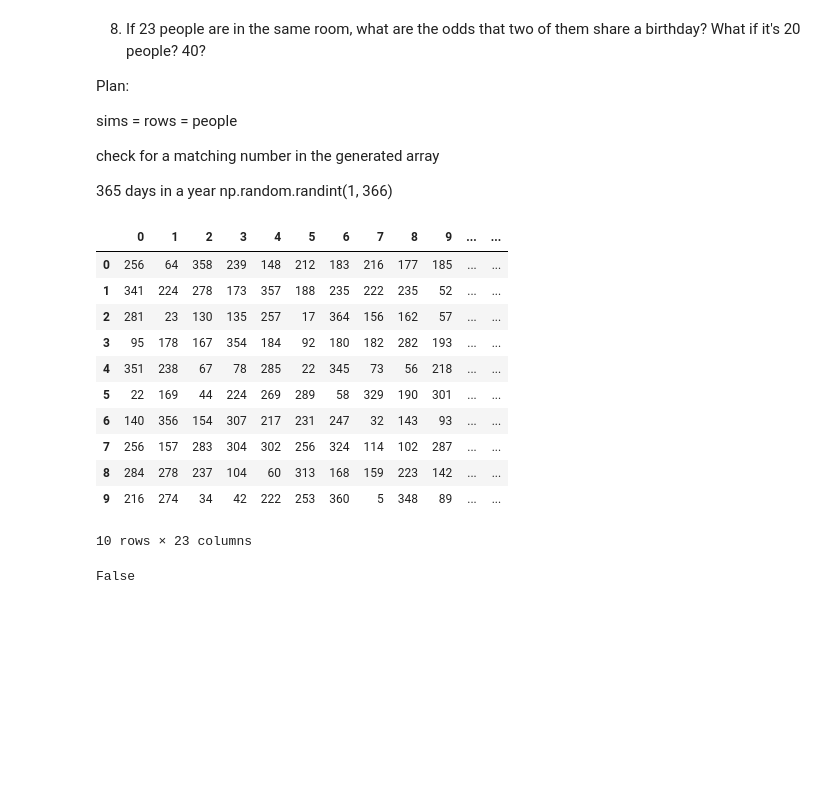
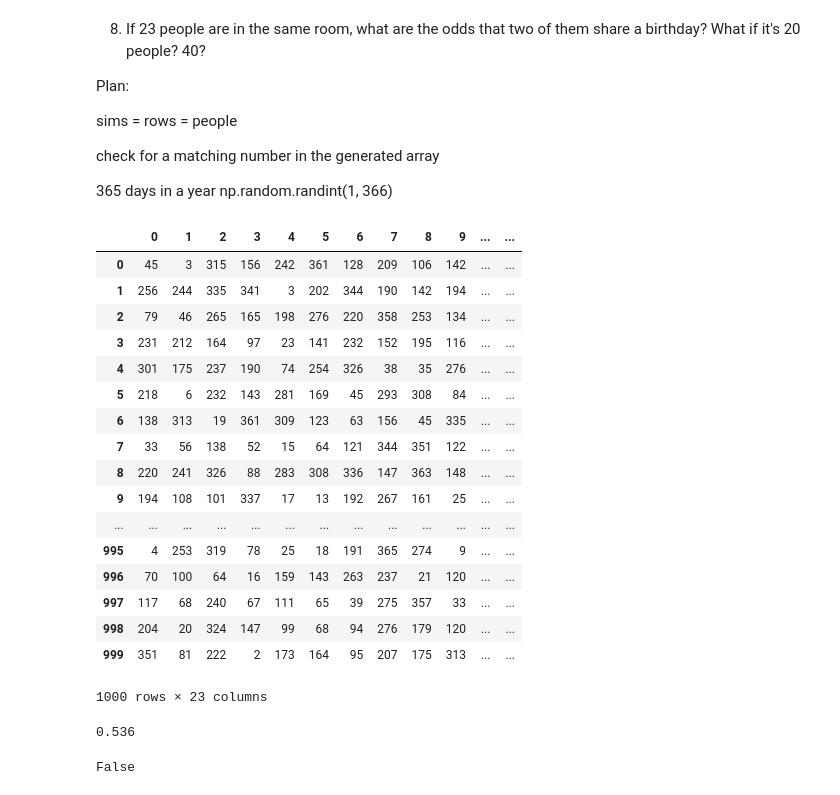
Before and after one commit to faithkane3/statistics-exercises, a Jupyter notebook: simulation.ipynb, the cells around one changed output. Saved outputs shown, nothing was run; the diff lists cells and outputs as text; code cells hidden in the pictures; blank space fills up the shorter version.

```diff
--- a/simulation.ipynb
+++ b/simulation.ipynb
@@ -632,22 +632,28 @@ check for a matching number in the generated array
 # %%
 # generate a random number between 1 and 365 to represent birthday
 # rows will be people in group
 # check for a matching number in the generated array
-sims = rows = 10
+sims = rows = 1000
 people = 23
 birthdays = np.random.randint(1, 366, (sims, people))
 birthdays = pd.DataFrame(birthdays)
 birthdays
 # %% [output]
 |  | 0 | 1 | 2 | 3 | 4 | 5 | 6 | 7 | 8 | 9 | ... | ... |
-| 0 | 256 | 64 | 358 | 239 | 148 | 212 | 183 | 216 | 177 | 185 | ... | ... |
-| 1 | 341 | 224 | 278 | 173 | 357 | 188 | 235 | 222 | 235 | 52 | ... | ... |
-| 2 | 281 | 23 | 130 | 135 | 257 | 17 | 364 | 156 | 162 | 57 | ... | ... |
-| 3 | 95 | 178 | 167 | 354 | 184 | 92 | 180 | 182 | 282 | 193 | ... | ... |
-| 4 | 351 | 238 | 67 | 78 | 285 | 22 | 345 | 73 | 56 | 218 | ... | ... |
-| 5 | 22 | 169 | 44 | 224 | 269 | 289 | 58 | 329 | 190 | 301 | ... | ... |
-| 6 | 140 | 356 | 154 | 307 | 217 | 231 | 247 | 32 | 143 | 93 | ... | ... |
-| 7 | 256 | 157 | 283 | 304 | 302 | 256 | 324 | 114 | 102 | 287 | ... | ... |
-| 8 | 284 | 278 | 237 | 104 | 60 | 313 | 168 | 159 | 223 | 142 | ... | ... |
-| 9 | 216 | 274 | 34 | 42 | 222 | 253 | 360 | 5 | 348 | 89 | ... | ... |
+| 0 | 45 | 3 | 315 | 156 | 242 | 361 | 128 | 209 | 106 | 142 | ... | ... |
+| 1 | 256 | 244 | 335 | 341 | 3 | 202 | 344 | 190 | 142 | 194 | ... | ... |
+| 2 | 79 | 46 | 265 | 165 | 198 | 276 | 220 | 358 | 253 | 134 | ... | ... |
+| 3 | 231 | 212 | 164 | 97 | 23 | 141 | 232 | 152 | 195 | 116 | ... | ... |
+| 4 | 301 | 175 | 237 | 190 | 74 | 254 | 326 | 38 | 35 | 276 | ... | ... |
+| 5 | 218 | 6 | 232 | 143 | 281 | 169 | 45 | 293 | 308 | 84 | ... | ... |
+| 6 | 138 | 313 | 19 | 361 | 309 | 123 | 63 | 156 | 45 | 335 | ... | ... |
+| 7 | 33 | 56 | 138 | 52 | 15 | 64 | 121 | 344 | 351 | 122 | ... | ... |
+| 8 | 220 | 241 | 326 | 88 | 283 | 308 | 336 | 147 | 363 | 148 | ... | ... |
+| 9 | 194 | 108 | 101 | 337 | 17 | 13 | 192 | 267 | 161 | 25 | ... | ... |
+| ... | ... | ... | ... | ... | ... | ... | ... | ... | ... | ... | ... | ... |
+| 995 | 4 | 253 | 319 | 78 | 25 | 18 | 191 | 365 | 274 | 9 | ... | ... |
+| 996 | 70 | 100 | 64 | 16 | 159 | 143 | 263 | 237 | 21 | 120 | ... | ... |
+| 997 | 117 | 68 | 240 | 67 | 111 | 65 | 39 | 275 | 357 | 33 | ... | ... |
+| 998 | 204 | 20 | 324 | 147 | 99 | 68 | 94 | 276 | 179 | 120 | ... | ... |
+| 999 | 351 | 81 | 222 | 2 | 173 | 164 | 95 | 207 | 175 | 313 | ... | ... |
-10 rows × 23 columns
+1000 rows × 23 columns
@@ -660,0 +660,5 @@ func(arr)
+# %%
+# Wow! Yes, this is beautiful
+(birthdays.nunique(axis=1) < 23).mean()
+# %% [output]
+0.536
```
Also changed, not shown: parts of 5 cells of this notebook.
